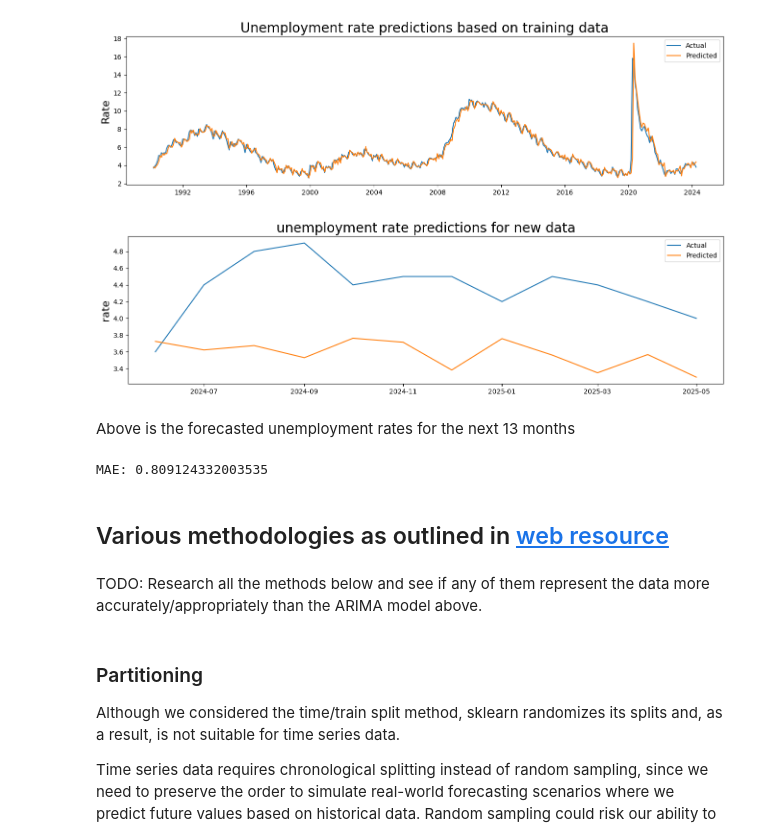
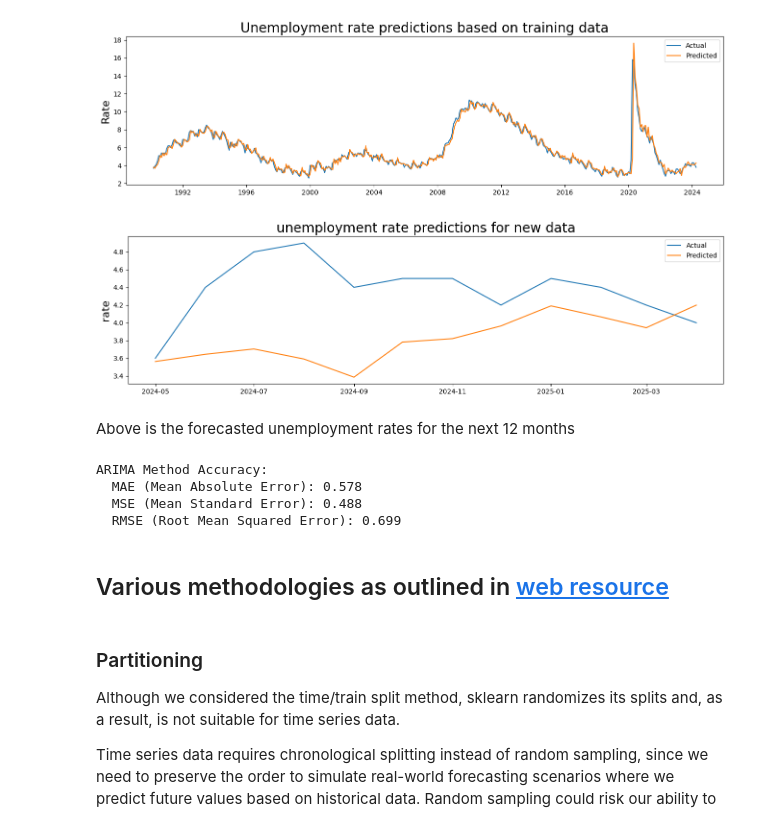
Before and after one commit to mr-kelsey/su25-aai510-group1, a Jupyter notebook: Notebooks/Final Project Section 1 - Team 1.ipynb, the cells around one changed output. Saved outputs shown, nothing was run; the diff lists cells and outputs as text; code cells hidden in the pictures.

```diff
--- a/Notebooks/Final Project Section 1 - Team 1.ipynb
+++ b/Notebooks/Final Project Section 1 - Team 1.ipynb
@@ -195,0 +211,5 @@ Freq: MS, Name: predicted_mean, Length: 411, dtype: float64
+# %%
+"""Train model based on optimal parameters"""
+arima = ARIMA(san_diego_train["rate"], order=(12, 1, 12), freq="MS").fit()
+train_preds = arima.predict()
+train_preds
@@ -196,4 +229,4 @@ Freq: MS, Name: predicted_mean, Length: 411, dtype: float64
 # %%
 """Make predictions based on model training"""
-# TODO: try multiple alpha levels and determine best level before committing to final model parameters
-test_preds = arima.forecast(steps=13, alpha=0.05)
+test_preds = arima.forecast(steps=12)
+len(test_preds)
@@ -213,27 +248,35 @@ plt.show()
 # %%
 """Plot the forecast data against the actual data"""
 plt.figure(figsize=(16,4))
 plt.title("unemployment rate predictions for new data", fontsize=20)
 plt.ylabel("rate", fontsize=16)
 
-plt.plot(test_preds.index[1:], san_diego_test["rate"], label="Actual")
-plt.plot(test_preds[1:], label="Predicted")
+plt.plot(test_preds.index, san_diego_test["rate"], label="Actual")
+plt.plot(test_preds, label="Predicted")
 
 plt.legend()
 plt.show()
 # %% [output]
-[figure, old version]
+[figure, new version]
 # %% [markdown]
-Above is the forecasted unemployment rates for the next 13 months
+Above is the forecasted unemployment rates for the next 12 months
-# %%
-"""Calculate Mean absolute error in predictions"""
-print("MAE:", mean_absolute_error(san_diego_test["rate"], test_preds[1:]))
-# %% [output]
-MAE: 0.809124332003535
+# %%
+"""Calculate a few error statistics for the predictions"""
+arima_mae = mean_absolute_error(san_diego_test["rate"], test_preds) # Calculate Mean Absolute Error via ARIMA Method
+arima_mse = mean_squared_error(san_diego_test["rate"], test_preds) # Calculate Mean Squared Error via ARIMA Method
+arima_rmse = np.sqrt(arima_mse) # Calculate Root Mean Squared Error via ARIMA Method
+
+print(f"ARIMA Method Accuracy:")
+print(f"  MAE (Mean Absolute Error): {arima_mae:.3f}")
+print(f"  MSE (Mean Standard Error): {arima_mse:.3f}")
+print(f"  RMSE (Root Mean Squared Error): {arima_rmse:.3f}")
+# %% [output]
+ARIMA Method Accuracy:
+  MAE (Mean Absolute Error): 0.578
+  MSE (Mean Standard Error): 0.488
+  RMSE (Root Mean Squared Error): 0.699
 # %% [markdown]
 ## Various methodologies as outlined in [web resource](https://unravelthedata.com/time-series-forecasting-with-unemployment-data/)
-# %% [markdown]
-TODO: Research all the methods below and see if any of them represent the data more accurately/appropriately than the ARIMA model above.
 # %% [markdown]
 ### Partitioning
 
```
Also changed, not shown: parts of 12 cells of this notebook.
